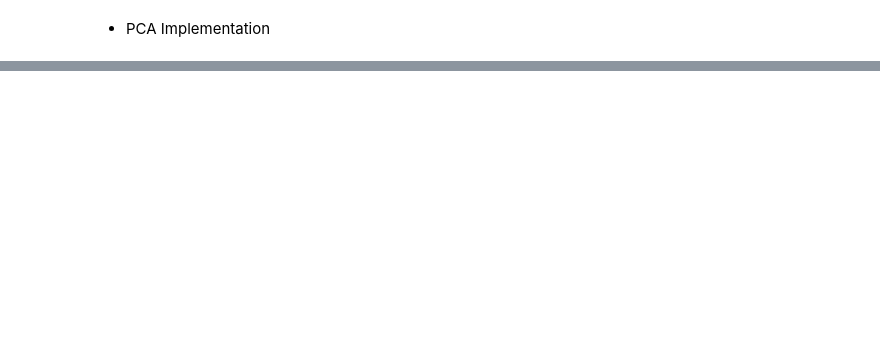
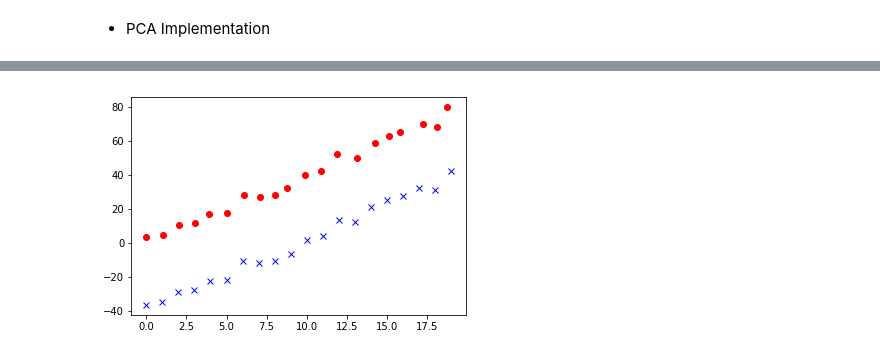
Before and after one commit to vipulpopat/MSCAI_CE4021_Week5, a Jupyter notebook: Etivity5.ipynb, the cells around one changed output, grey strips where cells are left out. Saved outputs shown, nothing was run; the diff lists cells and outputs as text; code cells hidden in the pictures; blank space fills up the shorter version.

```diff
--- a/Etivity5.ipynb
+++ b/Etivity5.ipynb
@@ -104,13 +200,14 @@ import matplotlib.pyplot as plt
 
 a_x = 0.05
 a_y= 10
+data =  np.array([[n*(1+a_x*(rand.random()-0.5)),4*n+ a_y*(rand.random()-0.5)] for n in range(20)])
 
-data =  np.array([[n*(1+a_x*(rand.random()-0.5)),4*n+ a_y*(rand.random()-0.5)] for n in range(20)])
 
 class pca:
 
     def __init__(self,n_components=None):
         self.n_components = n_components
+        self.components_ = []
 
     def fit(self, data):
         """Given an array finds the eigenvalues and eigenvectors
@@ -118,14 +215,18 @@ class pca:
             data (array) The dataset that has been supplied
             Returns: eigenvectors, eigenvalues (tuple) The result of the operation performed on the dataset
             """
-        self.mean = centered_data = self.get_covariance(data)
-        covariance = self.get_covariance(centered_data)
-        eigen_values, eigen_vectors = self.get_eigen(covariance)
-        indexes = self.get_eigen_values_squared(eigen_values)
-        sorted_eigen_values = eigen_values[indexes]
-        sorted_eigen_vectors = eigen_vectors[indexes]
-        self.eigen_values = sorted_eigen_values[:self.n_components]
-        self.eigen_vectors = sorted_eigen_vectors.T[:self.n_components,:]
+        self.data = data
+        self.mean_matrix_zero = data.mean(0)
+        self.covariance_matrix_zero = np.cov(data - self.mean_matrix_zero, rowvar=False)
+        self.eigenvalues, self.eigenvectors = np.linalg.eigh(self.covariance_matrix_zero)
+        # sort eigenvectors and value
+        index = self.eigenvalues.argsort()[::-1]
+        eigenValues = self.eigenvalues[index]
+        eigenVectors = self.eigenvectors[:,index]
+        # set components based on eigenvectors
+        self.components_ = eigenVectors[:, :self.n_components]
+        # return tuple of eigenvalues and eigenvectors
+        return (eigenValues, eigenVectors)
 
     def transform(self, data):
         """Given data selects an eigenvector returns the transform
@@ -133,25 +234,10 @@ class pca:
             data (array) The dataset that has been supplied
             Returns: transformed result ()
             """
-        centered_data = self.get_centered(data)
-        matrix = data - centered_data
-        return np.dot(matrix, self.eigen_vectors.T)
-
-    def get_eigen_values_squared(self, eigenvalues):
-        """Gets the square of the eigen values and sorts them in descending order"""
-        return np.square(eigenvalues).argsort()[::-1]
-
-    def get_centered(self, data):
-        """Gets the mean matrix of the data"""
-        return np.mean(data, axis=0)
-
-    def get_covariance(self, centered_data):
-        """Gets the covariance matrix from centered data"""
-        return np.cov(centered_data, rowvar=False)
-
-    def get_eigen(self, covariance):
-        """Gets the eigen values and vectors from a covariance matrix"""
-        return nla.eig(covariance)
+        selected_eigen_vectors = self.components_.T[::-1]
+        transform_result = np.dot(data - self.mean_matrix_zero, selected_eigen_vectors.T)
+        print(transform_result)
+        return transform_result
 
     def graph(self, data, transformed_data):
         """Projects a visulzation of data and transformed data
@@ -163,3 +249,43 @@ class pca:
         plt.plot(data[:,0], data[:,1], 'or')
         plt.plot(transformed_data,'xb')
         plt.show()
+
+print("PCA Implementation One")
+implementated_pca_one = pca(1)
+print("Fit")
+implementated_pca_one.fit(data)
+print(implementated_pca_one.components_)
+print("Transform")
+transformed_data = implementated_pca_one.transform(data)
+implementated_pca_one.graph(data, transformed_data)
+
+print("Scikitlean One")
+pca_one = PCA(1)
+print("Fit")
+pca_one.fit(data)
+print(pca_one.components_)
+print("Transform")
+scikit_learn_transform = pca_one.transform(data)
+print(scikit_learn_transform)
+implementated_pca_one.graph(data, scikit_learn_transform)
+
+
+print("PCA Implementation Two")
+implementated_pca_two = pca(2)
+print("Fit")
+implementated_pca_two.fit(data)
+print(implementated_pca_two.components_)
+print("Transform")
+transformed_data = implementated_pca_two.transform(data)
+implementated_pca_two.graph(data, transformed_data)
+
+print("Scikitlean One")
+pca_two = PCA(2)
+print("Fit")
+pca_two.fit(data)
+print(pca_one.components_)
+print("Transform")
+scikit_learn_transform = pca_two.transform(data)
+print(scikit_learn_transform)
+implementated_pca_two.graph(data, scikit_learn_transform)
+# %% [output]
@@ -165,0 +309 @@ class pca:
+[figure, added]
```
Also changed, not shown: parts of 12 cells of this notebook.
